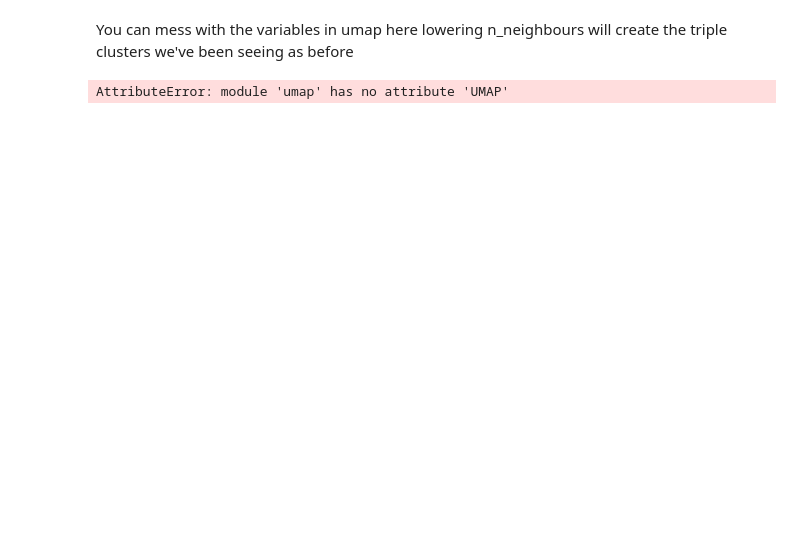
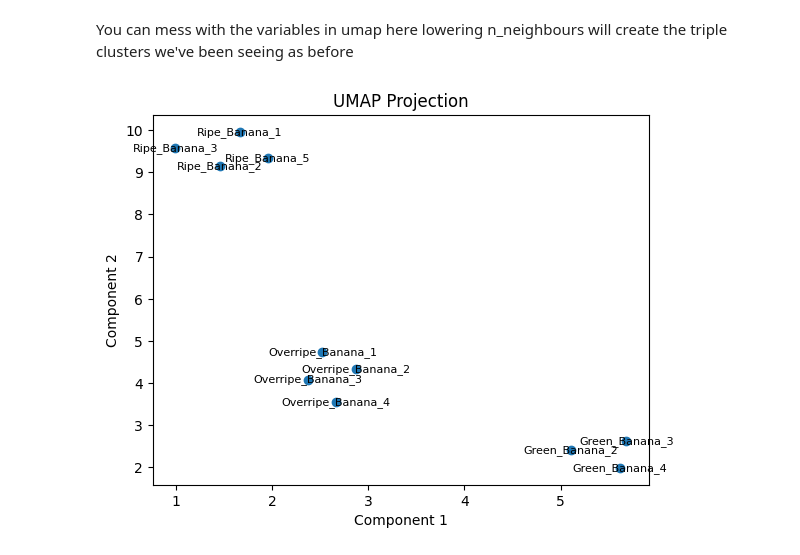
Before and after one commit to subarumuroi/EnzymeKineticGPR, a Jupyter notebook: banana data advanced ML.ipynb, the cells around one changed output. Saved outputs shown, nothing was run; the diff lists cells and outputs as text; code cells hidden in the pictures; blank space fills up the shorter version.

```diff
--- a/banana data advanced ML.ipynb
+++ b/banana data advanced ML.ipynb
@@ -243,24 +243,24 @@ AttributeError: module 'umap' has no attribute 'UMAP'
 You can mess with the variables in umap here lowering n_neighbours will create the triple clusters we've been seeing as before
 # %%
 #Apply UMAP
-umap_model = U.UMAP(n_components = 2, n_neighbors = 3, min_dist = 0.1)
+umap_model = U.UMAP(n_components = 2, n_neighbors = 5)#, min_dist = 0.1)
 umap_result = umap_model.fit_transform(scaled_data)
 umap_df = pd.DataFrame(umap_result, columns=['d1', 'd2'])
 umap_df['Label'] = df.index[-len(umap_df):]
 
 
 #visualize the results
 
 plt.scatter(umap_result[:,0], umap_result[:,1])
 # Add index labels to the points
 for i, txt in enumerate(umap_df['Label']):
     plt.text(umap_df['d1'][i], umap_df['d2'][i], str(txt), size=8, color='black', ha='center', va='center')
 
 
 
 plt.title('UMAP Projection')
 plt.xlabel('Component 1')
 plt.ylabel('Component 2')
 plt.show()
 # %% [output]
-AttributeError: module 'umap' has no attribute 'UMAP'
+[figure, added]
```
Also changed, not shown: parts of 3 cells of this notebook, 1 other file.
